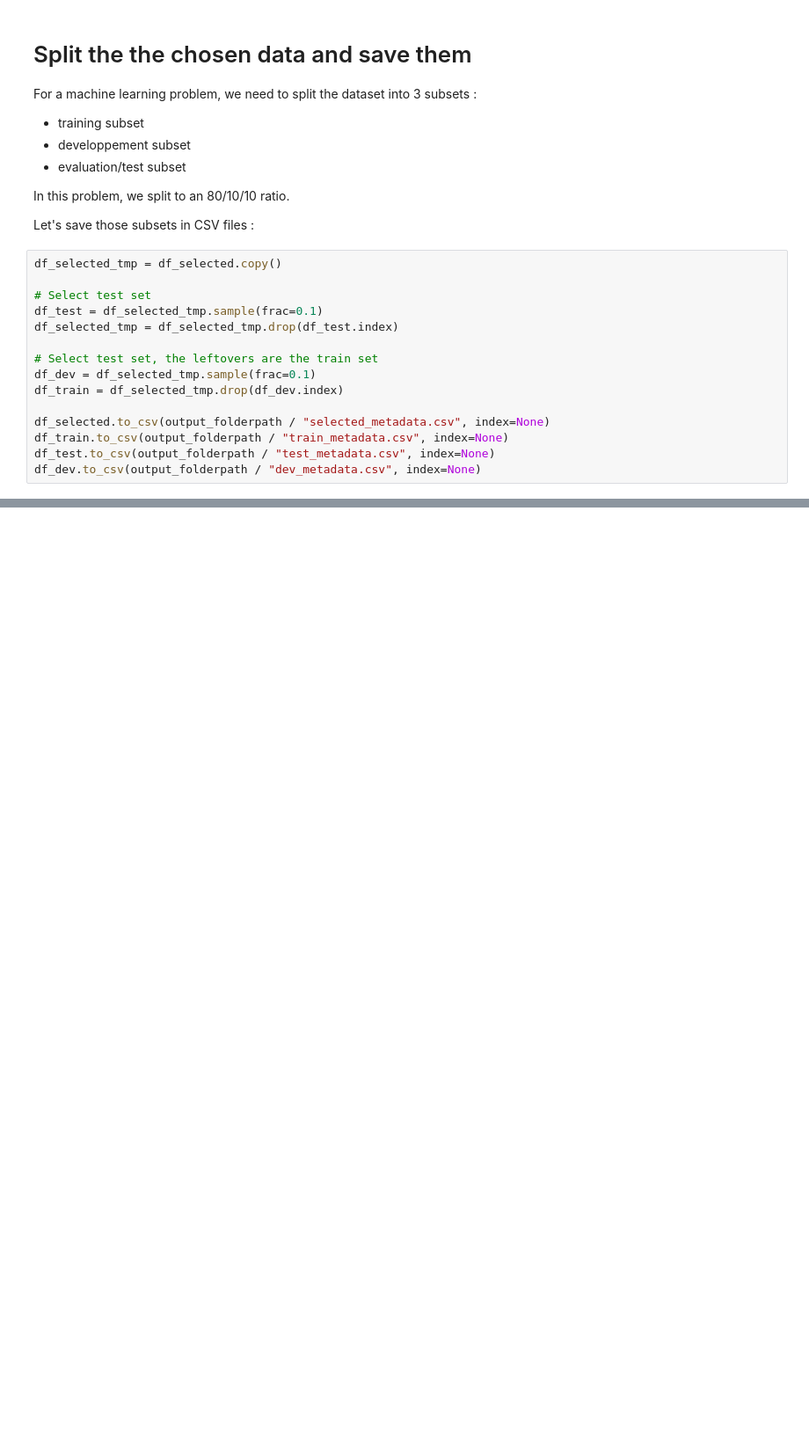
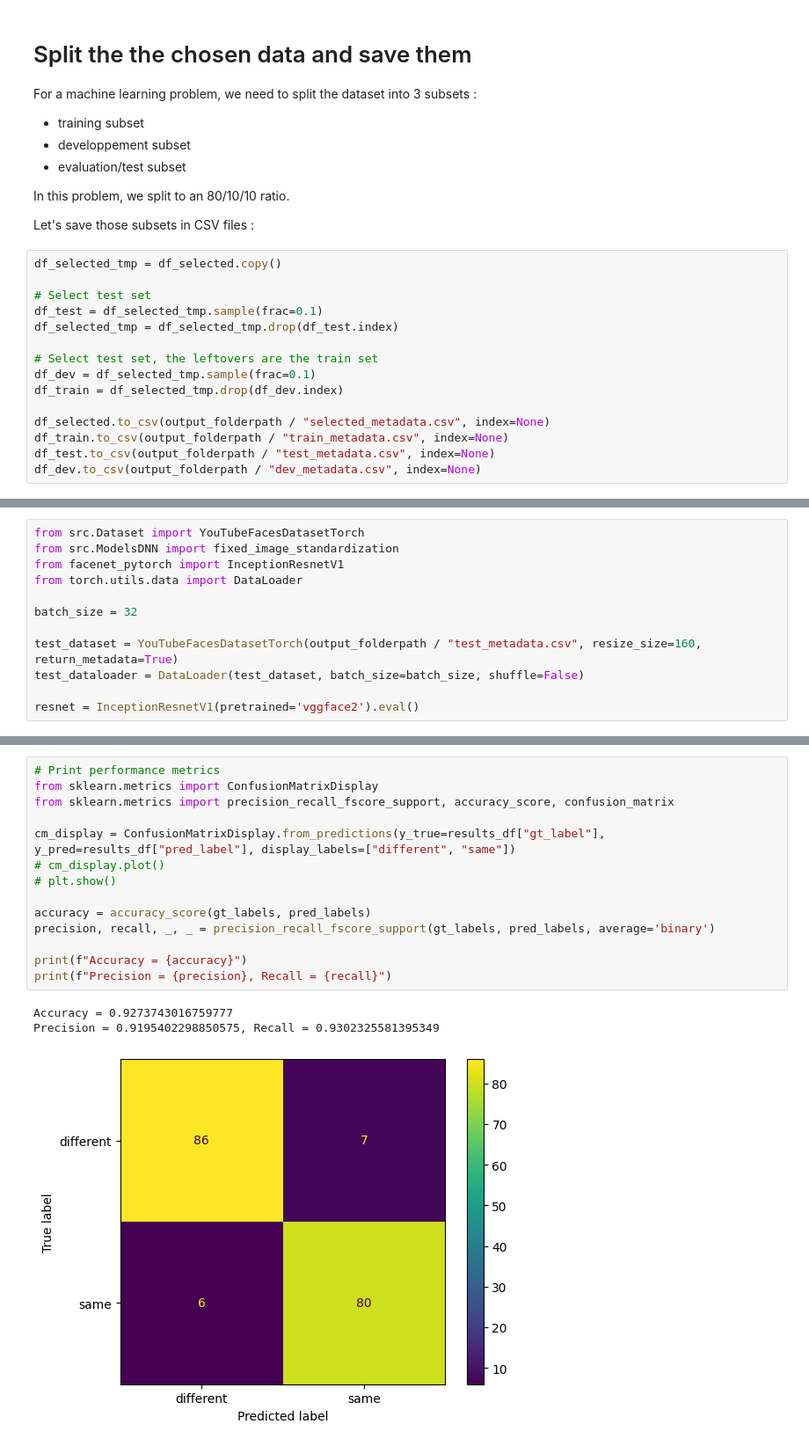
Before and after one commit to aperquin/Face-Verification, a Jupyter notebook: data_analysis.ipynb, the cells around one changed output, grey strips where cells are left out. Shown at 88% size. Saved outputs shown, nothing was run; the diff lists cells and outputs as text; blank space fills up the shorter version.

Commit message:
Update notebook
Added performance analysis is the notebook.

```diff
--- a/data_analysis.ipynb
+++ b/data_analysis.ipynb
@@ -332,0 +339,12 @@ df_dev.to_csv(output_folderpath / "dev_metadata.csv", index=None)
+# %%
+from src.Dataset import YouTubeFacesDatasetTorch
+from src.ModelsDNN import fixed_image_standardization
+from facenet_pytorch import InceptionResnetV1
+from torch.utils.data import DataLoader
+
+batch_size = 32
+
+test_dataset = YouTubeFacesDatasetTorch(output_folderpath / "test_metadata.csv", resize_size=160, return_metadata=True)
+test_dataloader = DataLoader(test_dataset, batch_size=batch_size, shuffle=False)
+
+resnet = InceptionResnetV1(pretrained='vggface2').eval()
@@ -332,0 +437,18 @@ df_dev.to_csv(output_folderpath / "dev_metadata.csv", index=None)
+# %%
+# Print performance metrics
+from sklearn.metrics import ConfusionMatrixDisplay
+from sklearn.metrics import precision_recall_fscore_support, accuracy_score, confusion_matrix
+
+cm_display = ConfusionMatrixDisplay.from_predictions(y_true=results_df["gt_label"], y_pred=results_df["pred_label"], display_labels=["different", "same"])
+# cm_display.plot()
+# plt.show()
+
+accuracy = accuracy_score(gt_labels, pred_labels)
+precision, recall, _, _ = precision_recall_fscore_support(gt_labels, pred_labels, average='binary')
+
+print(f"Accuracy = {accuracy}")
+print(f"Precision = {precision}, Recall = {recall}")
+# %% [output]
+Accuracy = 0.9273743016759777
+Precision = 0.9195402298850575, Recall = 0.9302325581395349
+[figure, added]
```
Also changed, not shown: parts of 14 cells of this notebook, 1 other file.
